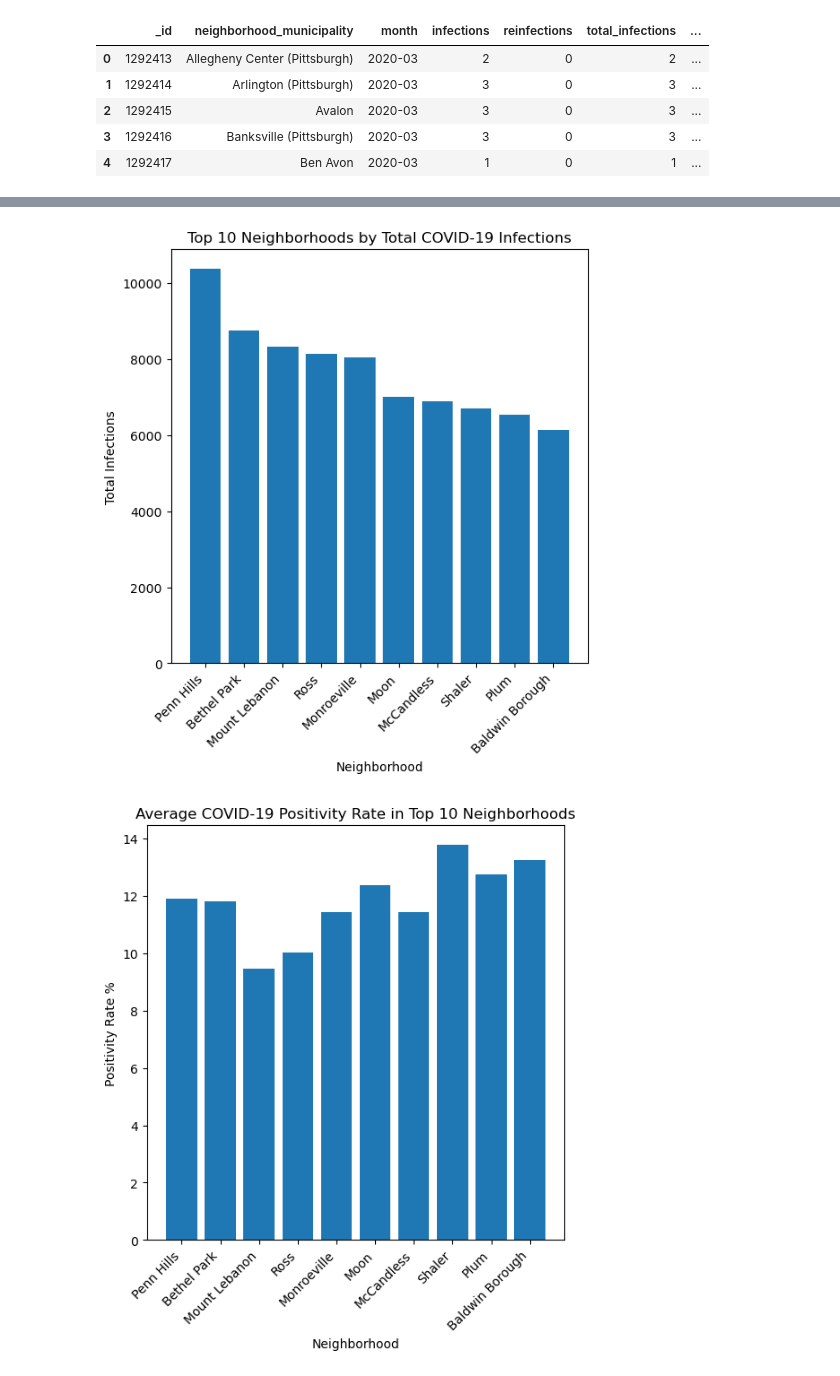
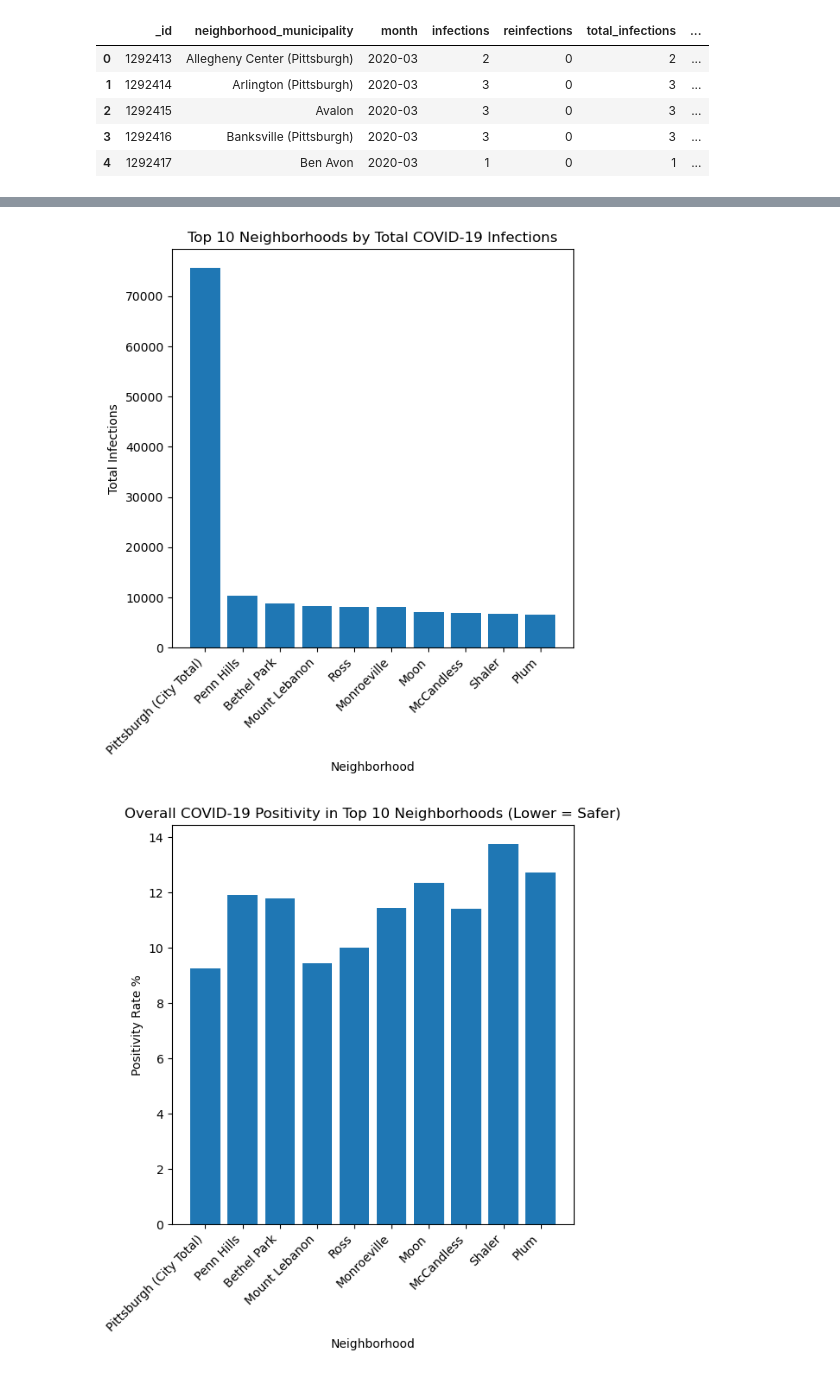
Before and after one commit to Gabifern/Final_Project_BigIdeas_GJK, a Jupyter notebook: COVID-Cases-Metric.ipynb, the cells around one changed output, grey strips where cells are left out. Saved outputs shown, nothing was run; the diff lists cells and outputs as text; code cells hidden in the pictures.

```diff
--- a/COVID-Cases-Metric.ipynb
+++ b/COVID-Cases-Metric.ipynb
@@ -35,6 +39,9 @@ covid = covid[covid['neighborhood_municipality'] != 'Undefined']
 # PCR tests should be > 0
 covid = covid[covid['pcr_tests'] > 0]
 
-# exclude Pittsburgh neighborhood entries (keep only non-Pittsburgh municipalities)
-covid = covid[~covid['neighborhood_municipality'].str.contains(r'\(Pittsburgh\)', case=False, na=False)]
+# identify City of Pittsburgh neighborhoods
+mask_city = covid['neighborhood_municipality'].str.contains(r'\(Pittsburgh\)', case=False, na=False)
+
+# collapse all City neighborhoods into a single group
+covid['place'] = np.where(mask_city, 'Pittsburgh (City Total)', covid['neighborhood_municipality'])
 # %% [markdown]
@@ -46,18 +60,18 @@ I am going to compute two metrics for each neighborhood in Pittsburgh:
 # compute positivity rate
 covid['positivity_rate'] = covid['positive_pcr_tests'] / covid['pcr_tests'] * 100
 
-# group by neighborhood and sum up infections, tests, and positives
-grouped = covid.groupby('neighborhood_municipality').sum(numeric_only=True)
+# group by place and sum up infections, tests, and positives
+grouped = covid.groupby('place').sum(numeric_only=True)
 
-# reset the index to turn neighborhood back into a column
+# reset the index to turn place back into a column
 grouped = grouped.reset_index()
 
-# compute average positivity rate manually
+# compute overall positivity rate from totals
 grouped['positivity_rate'] = grouped['positive_pcr_tests'] / grouped['pcr_tests'] * 100
 
 # sort by total infections
 sorted_infections = grouped.sort_values(by='infections', ascending=False)
 
-print('Top 10 Neighborhoods by COVID-19 Infections:')
+print('Top 10 Places by COVID-19 Infections:')
 print(sorted_infections.head(10))
 # %% [output]
@@ -83,23 +97,23 @@ To visualize this data better, I will display a bar chart for the top 10 neighbo
 # %%
 top10 = sorted_infections.head(10)
 
 # top 10 neighborhoods with the most infections
 plt.figure(figsize=(6,6))
-plt.bar(top10['neighborhood_municipality'], top10['infections'])
+plt.bar(top10['place'], top10['infections'])
 plt.title('Top 10 Neighborhoods by Total COVID-19 Infections')
 plt.xlabel('Neighborhood')
 plt.ylabel('Total Infections')
 plt.xticks(rotation=45, ha='right')
 plt.show()
 
 # positivity rates for the top 10 neighborhoods
 plt.figure(figsize=(6,6))
-plt.bar(top10['neighborhood_municipality'], top10['positivity_rate'])
-plt.title('Average COVID-19 Positivity Rate in Top 10 Neighborhoods')
+plt.bar(top10['place'], top10['positivity_rate'])
+plt.title('Overall COVID-19 Positivity in Top 10 Neighborhoods (Lower = Safer)')
 plt.xlabel('Neighborhood')
 plt.ylabel('Positivity Rate %')
 plt.xticks(rotation=45, ha='right')
 plt.show()
 # %% [output]
-[figure, old version]
+[figure, new version]
-[figure, old version]
+[figure, new version]
```
Also changed, not shown: parts of 11 cells of this notebook, 1 other file.
